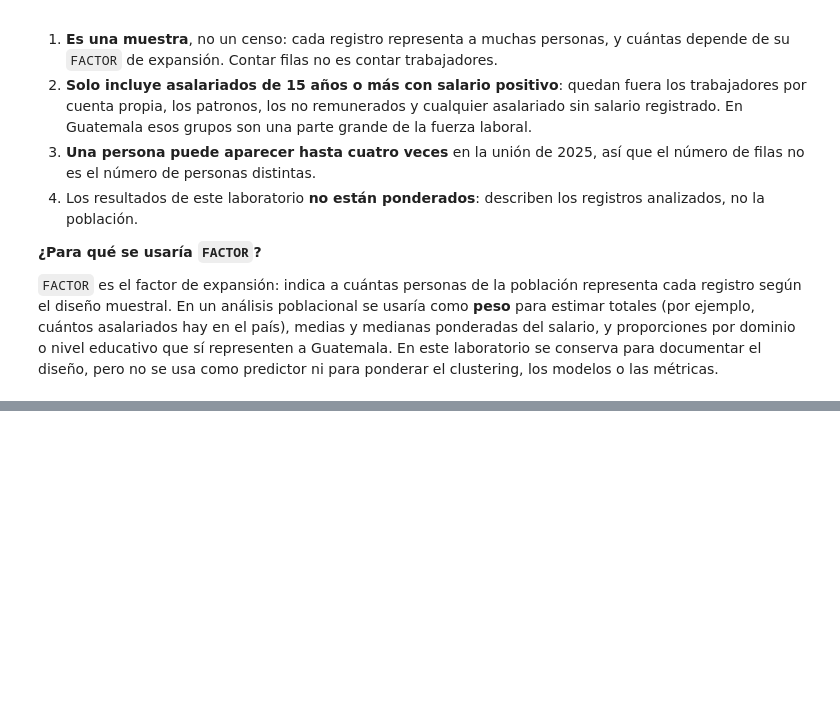
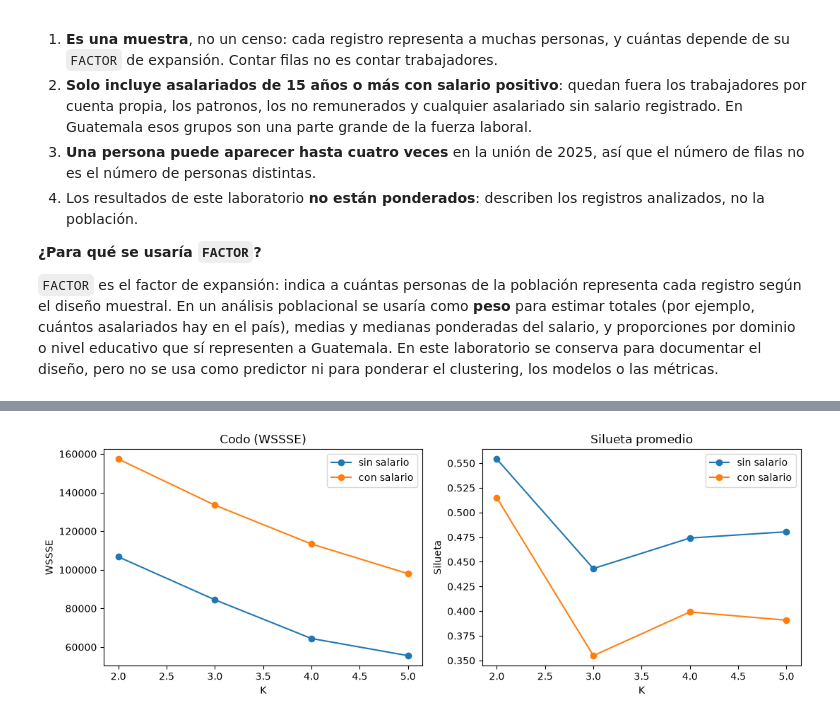
Before and after one commit to Albu231311/Lab7-DS, a Jupyter notebook: notebooks/ej1_nes.ipynb, the cells around one changed output, grey strips where cells are left out. Drawn from its saved outputs; the diff is of its cells as text; code cells hidden in the pictures; blank space fills up the shorter version.

Commit message:
Clustering implemented

```diff
--- a/notebooks/ej1_nes.ipynb
+++ b/notebooks/ej1_nes.ipynb
@@ -790,0 +924,21 @@ Por varias razones:
+# %%
+def evaluar_k(df_s, ks=(2, 3, 4, 5), seed=42):
+    resultados = []
+    evaluador = ClusteringEvaluator(featuresCol="features_scaled",
+                                     predictionCol="cluster",
+                                     metricName="silhouette")
+    for k in ks:
+        km = KMeans(featuresCol="features_scaled", predictionCol="cluster", k=k, seed=seed)
+        modelo = km.fit(df_s)
+        pred = modelo.transform(df_s)
+        wssse = modelo.summary.trainingCost
+        silueta = evaluador.evaluate(pred)
+        resultados.append({"k": k, "wssse": wssse, "silueta": silueta})
+        print(f"k={k}  WSSSE={wssse:,.1f}  silueta={silueta:.4f}")
+    return pd.DataFrame(resultados)
+
+print("=== Escenario SIN salario ===")
+metricas_sin_salario = evaluar_k(df_feat_sin_salario)
+
+print("\n=== Escenario CON salario ===")
+metricas_con_salario = evaluar_k(df_feat_con_salario)
@@ -790,0 +959,17 @@ Por varias razones:
+# %%
+fig, axes = plt.subplots(1, 2, figsize=(11, 4))
+
+axes[0].plot(metricas_sin_salario["k"], metricas_sin_salario["wssse"], marker="o", label="sin salario")
+axes[0].plot(metricas_con_salario["k"], metricas_con_salario["wssse"], marker="o", label="con salario")
+axes[0].set_xlabel("K"); axes[0].set_ylabel("WSSSE"); axes[0].set_title("Codo (WSSSE)")
+axes[0].legend()
+
+axes[1].plot(metricas_sin_salario["k"], metricas_sin_salario["silueta"], marker="o", label="sin salario")
+axes[1].plot(metricas_con_salario["k"], metricas_con_salario["silueta"], marker="o", label="con salario")
+axes[1].set_xlabel("K"); axes[1].set_ylabel("Silueta"); axes[1].set_title("Silueta promedio")
+axes[1].legend()
+
+plt.tight_layout()
+plt.show()
+# %% [output]
+[figure, added]
```
Also changed, not shown: parts of 10 cells of this notebook, 4 other files.
